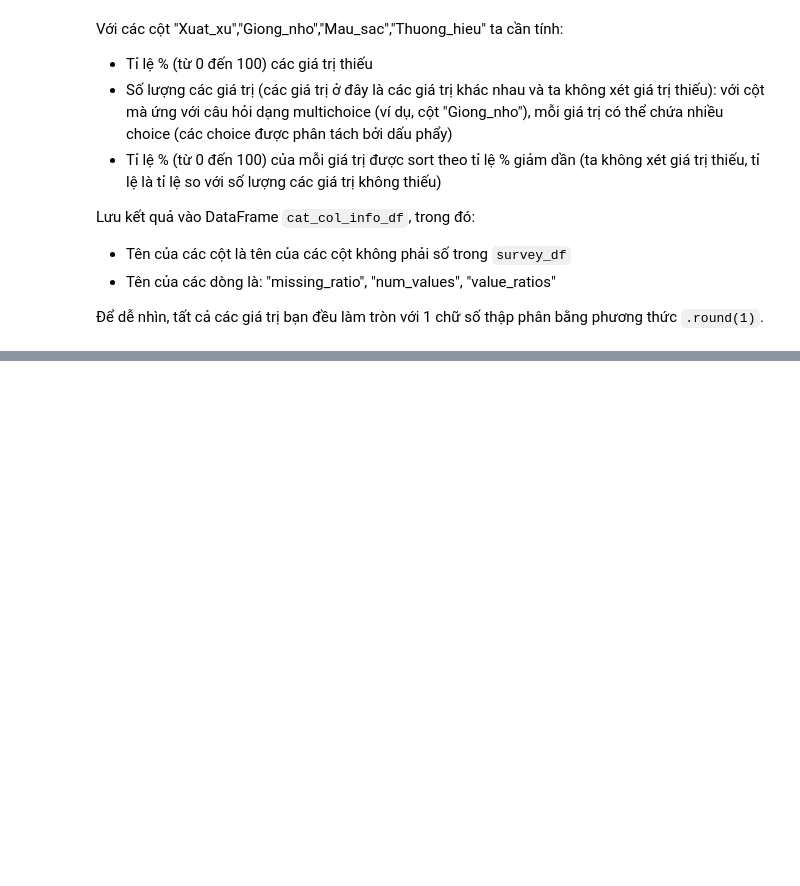
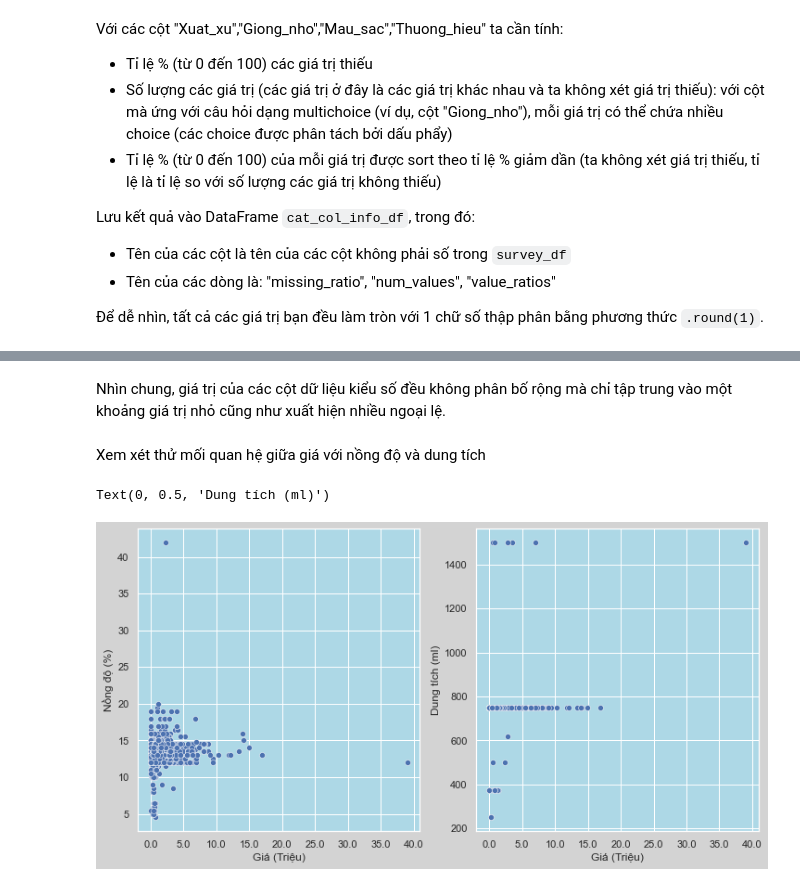
Before and after one commit to nmnghia0506/-NMKHDL_20_21, a Jupyter notebook: KhamPha_TienXuLy.ipynb, the cells around one changed output, grey strips where cells are left out. Saved outputs shown, nothing was run; the diff lists cells and outputs as text; code cells hidden in the pictures; blank space fills up the shorter version.

```diff
--- a/KhamPha_TienXuLy.ipynb
+++ b/KhamPha_TienXuLy.ipynb
@@ -336,0 +366,17 @@ cat_col_info_df
+# %% [markdown]
+Nhìn chung, giá trị của các cột dữ liệu kiểu số đều không phân bố rộng mà chỉ tập trung vào một khoảng giá trị nhỏ cũng như xuất hiện nhiều ngoại lệ.
+# %% [markdown]
+Xem xét thử mối quan hệ giữa giá với nồng độ và dung tích
+# %%
+fig, axes = plt.subplots(1,2, figsize = (12,6))
+sns.scatterplot(data = df, x = 'Gia', y = 'Nong_do', ax = axes[0])
+sns.scatterplot(data = df, x = 'Gia', y = 'Dung_tich', ax = axes[1])
+axes[0].set_xlabel(pretty_labels['Gia'])
+axes[0].set_xticklabels(['{}'.format(x) for x in axes[0].get_xticks()/1e6])
+axes[0].set_ylabel(pretty_labels['Nong_do'])
+axes[1].set_xlabel(pretty_labels['Gia'])
+axes[1].set_xticklabels(['{}'.format(x) for x in axes[0].get_xticks()/1e6])
+axes[1].set_ylabel(pretty_labels['Dung_tich'])
+# %% [output]
+Text(0, 0.5, 'Dung tích (ml)')
+[figure, added]
```
Also changed, not shown: parts of 12 cells of this notebook.
